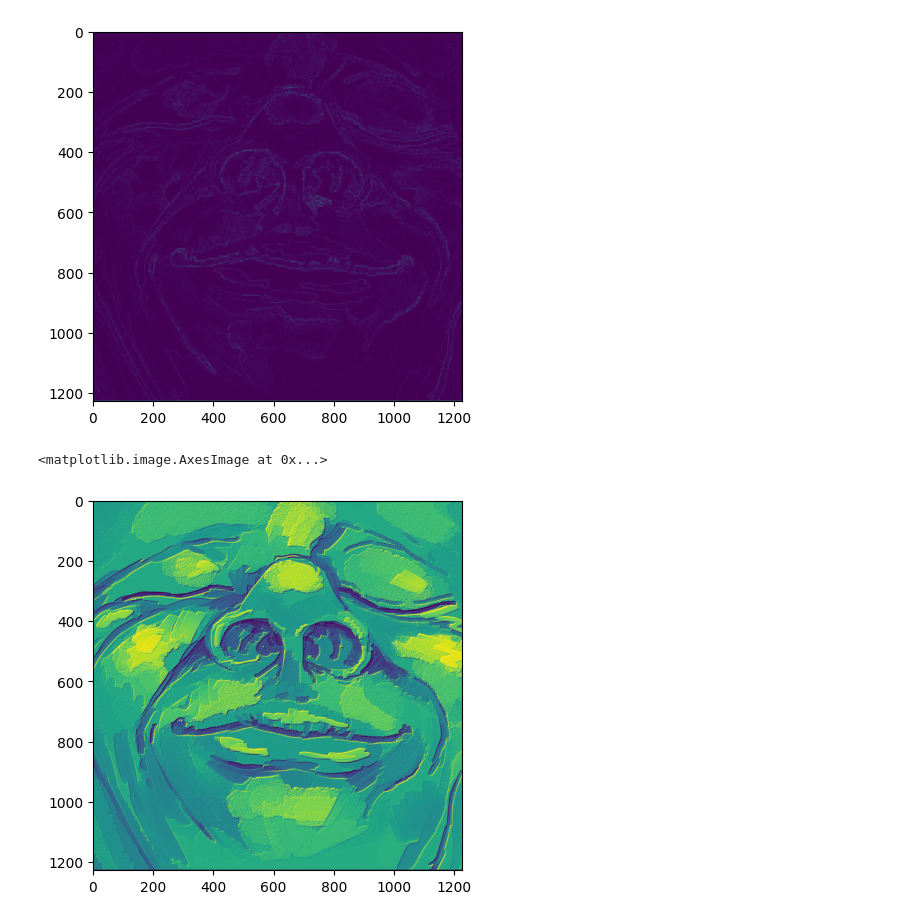
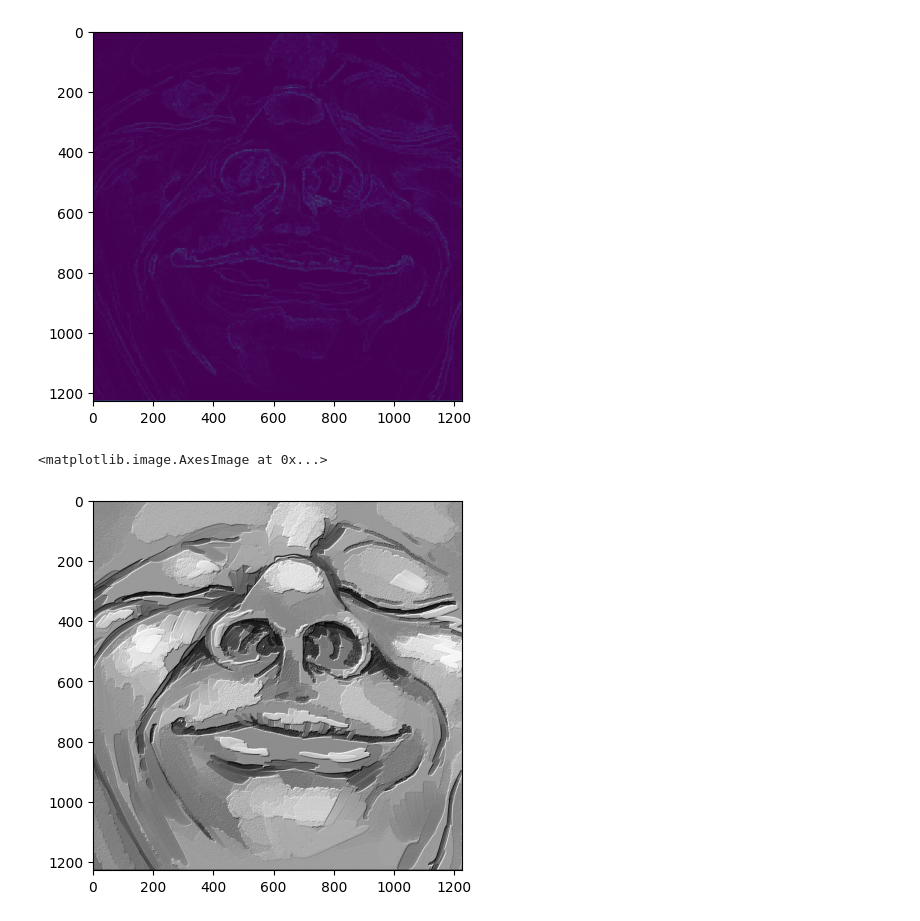
Before and after one commit to Donbassenok/Osnovy-Kompiuternoho-Zoru, a Jupyter notebook: lab2/Lab2.ipynb, the cells around one changed output. Saved outputs shown, nothing was run; the diff lists cells and outputs as text; code cells hidden in the pictures.

```diff
--- a/lab2/Lab2.ipynb
+++ b/lab2/Lab2.ipynb
@@ -117,13 +119,13 @@ plt.imshow(edge_detected)
 # %%
 emboss_kernel = np.array([
     [-2, -1, 0],
     [-1, 1, 1],
     [0, 1, 2]
     ])
 
 embossed = filter_image(grayscale_3d, emboss_kernel)
 embossed = np.clip(embossed, 0, 255)
-plt.imshow(embossed)
+plt.imshow(embossed, cmap='gray')
 # %% [output]
 <matplotlib.image.AxesImage at 0x...>
-[figure, old version]
+[figure, new version]
```
Also changed, not shown: parts of 2 cells of this notebook.
